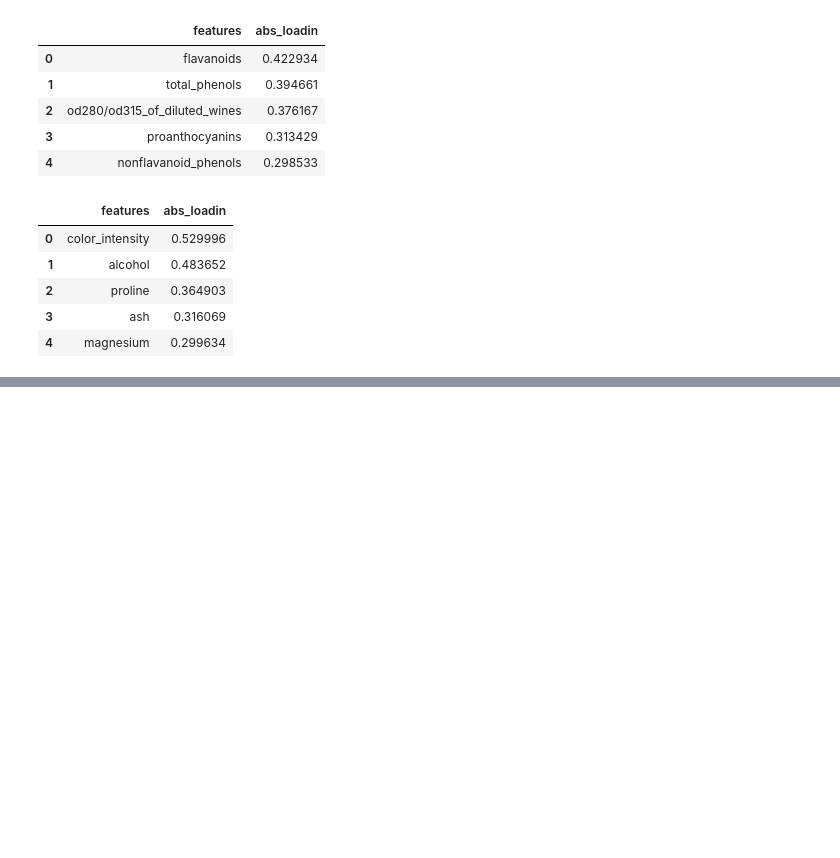
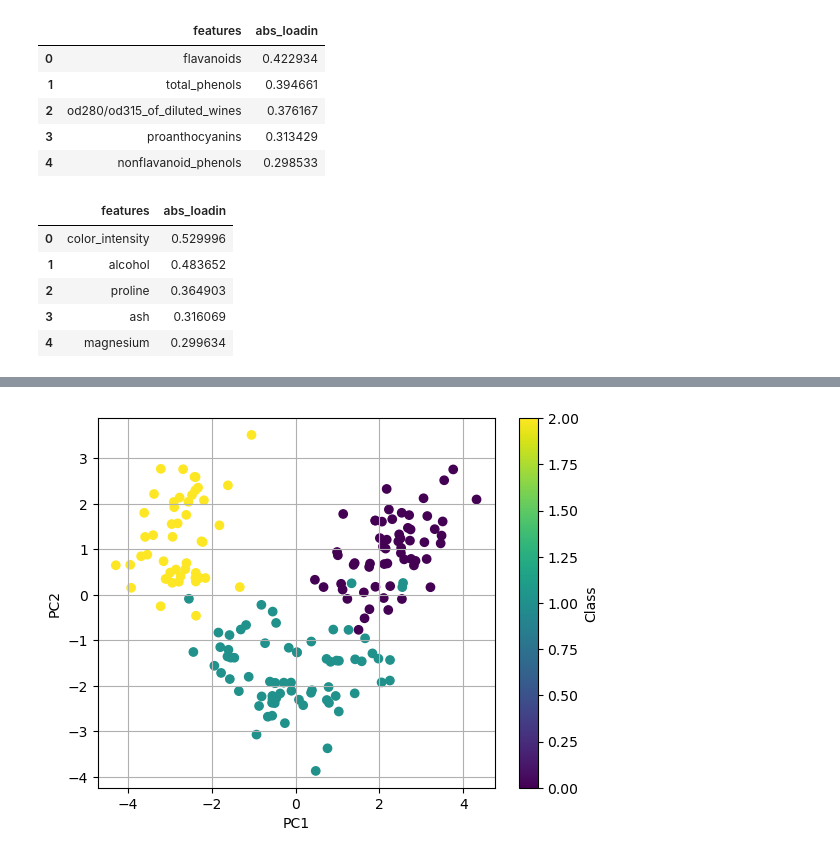
Before and after one commit to shoyebreza/ML, a Jupyter notebook: Machine-learning/Module24-Principal Component Analysis (PCA)/Module 24_PCA.ipynb, the cells around one changed output, grey strips where cells are left out. Cells and saved outputs as stored; diff of their text form; code cells hidden in the pictures; blank space fills up the shorter version.

Commit message:
Visualize the Dataset

```diff
--- a/Machine-learning/Module24-Principal Component Analysis (PCA)/Module 24_PCA.ipynb
+++ b/Machine-learning/Module24-Principal Component Analysis (PCA)/Module 24_PCA.ipynb
@@ -283,0 +294,13 @@ top_pc2
+# %%
+pca2 = PCA(n_components=2)
+X_2d = pca2.fit_transform(X_scaled)
+
+plt.figure()
+scatter = plt.scatter(X_2d[:, 0], X_2d[:, 1], c=y, cmap="viridis")
+plt.xlabel("PC1")
+plt.ylabel("PC2")
+plt.grid()
+plt.colorbar(scatter, label="Class")
+plt.show()
+# %% [output]
+[figure, added]
```
Also changed, not shown: parts of 1 cell of this notebook.
